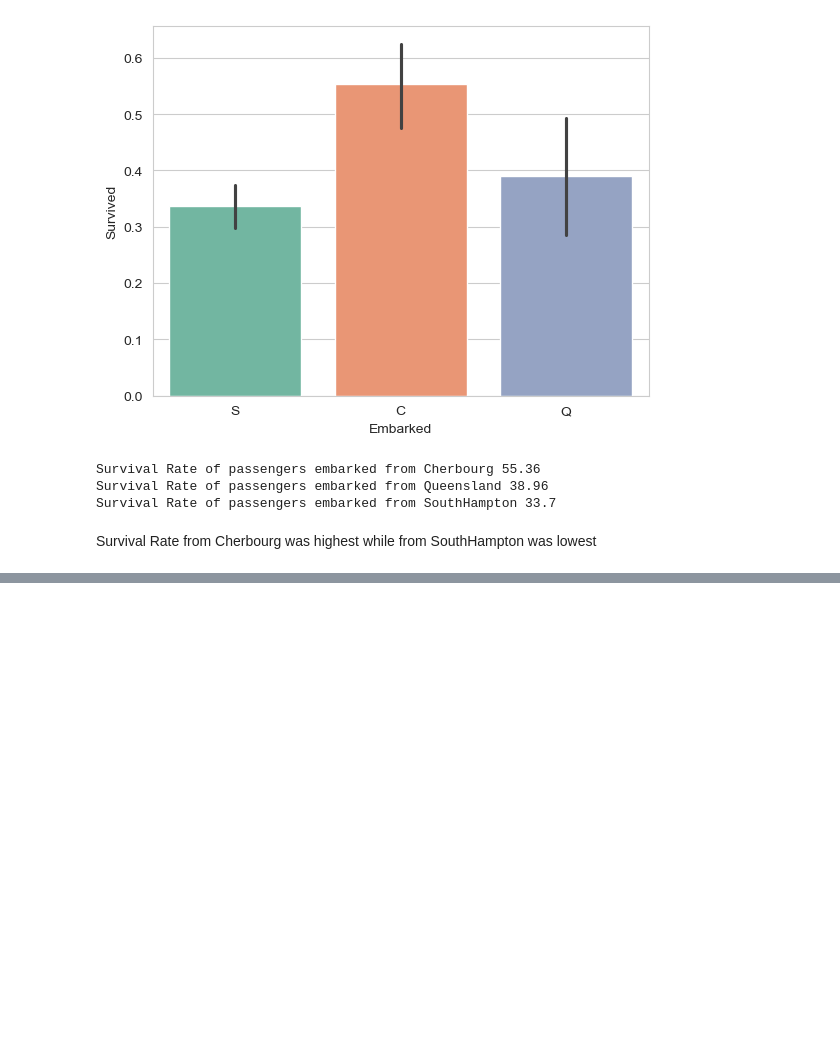
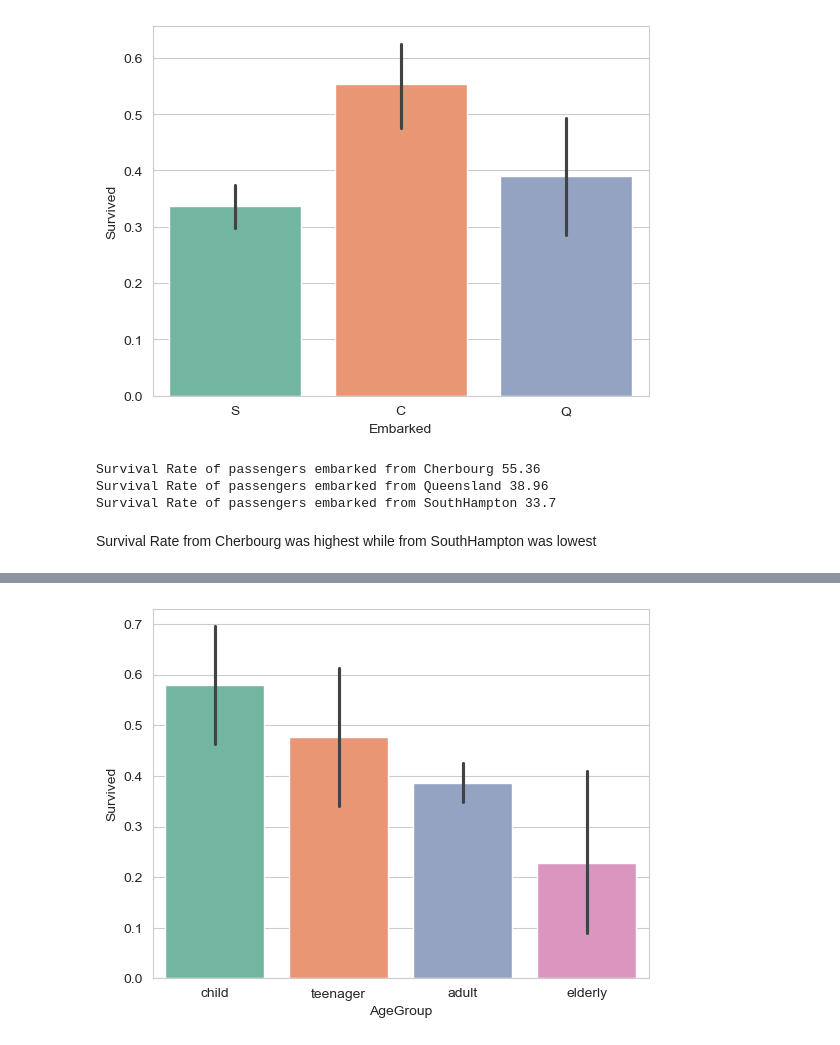
Before and after one commit to manishbhatia7/kaggle, a Jupyter notebook: input/titanic/notebook.ipynb, the cells around one changed output, grey strips where cells are left out. Cells and saved outputs as stored; diff of their text form; code cells hidden in the pictures; blank space fills up the shorter version.

```diff
--- a/input/titanic/notebook.ipynb
+++ b/input/titanic/notebook.ipynb
@@ -231,0 +241,13 @@ Survival Rate from Cherbourg was highest while from SouthHampton was lowest
+# %%
+train_df["Age"] = train_df["Age"].fillna(-0.5)
+test_df["Age"] = test_df["Age"].fillna(-0.5)
+bins = [0, 12, 17, 60, np.inf]
+labels = ['child', 'teenager', 'adult', 'elderly']
+age_groups = pd.cut(train_df.Age, bins, labels = labels)
+train_df['AgeGroup'] = age_groups
+test_df['AgeGroup'] = age_groups
+# %%
+sns.barplot(x='AgeGroup',y='Survived',data=train_df,palette="Set2")
+plt.show()
+# %% [output]
+[figure, added]
```
Also changed, not shown: parts of 3 cells of this notebook.
